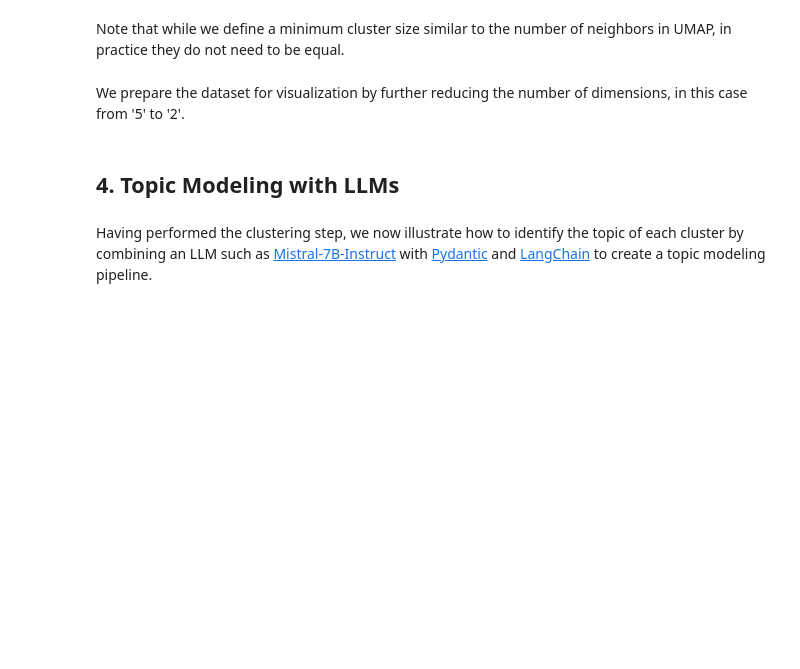
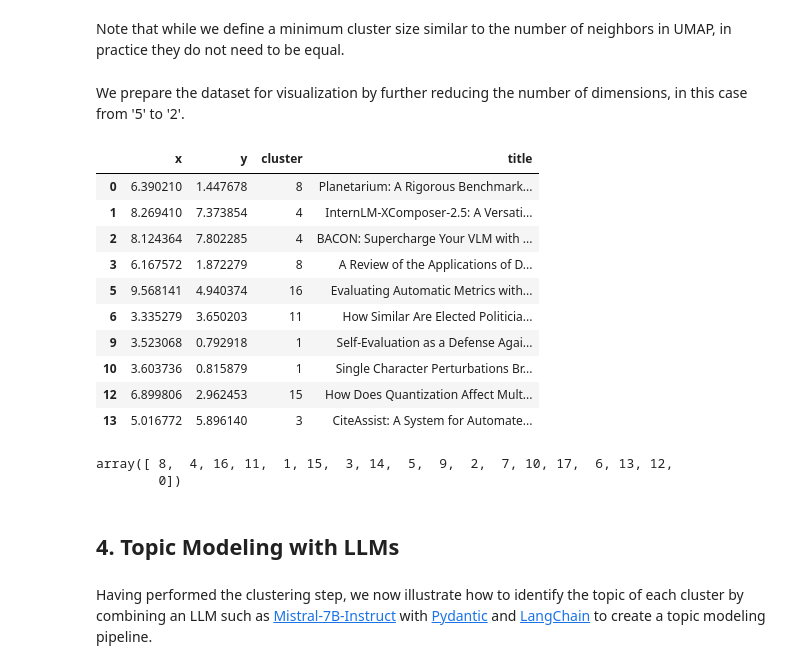
Before and after one commit to dcarpintero/taxonomy-completion, a Jupyter notebook: nb.semantic.clustering.topic.modeling.ipynb, the cells around one changed output. Cells and saved outputs as stored; diff of their text form; code cells hidden in the pictures; blank space fills up the shorter version.

Commit message:
update embeddings section

```diff
--- a/nb.semantic.clustering.topic.modeling.ipynb
+++ b/nb.semantic.clustering.topic.modeling.ipynb
@@ -21,7 +28,7 @@ To measure the clustering and topic modeling effectiveness, we visualize the out
 from datasets import load_dataset
 import tqdm as notebook_tqdm
 
-ds = load_dataset("dcarpintero/arxiv.cs.CL.embedv3.clustering.medium", split="train")
+ds = load_dataset("dcarpintero/arxiv.cs.CL.10k.embeddings.mpnet", split="train")
 # %%
 ds
 # %% [output]
@@ -43,7 +50,7 @@ umap_reducer = umap.UMAP(n_neighbors=100,
                          n_components=5,
                          min_dist=0.1,
                          metric='cosine')
-umap_embedding = umap_reducer.fit_transform(ds['embeddings_abstract'])
+umap_embedding = umap_reducer.fit_transform(ds['embeddings'])
 # %% [markdown]
 In our implementation, we configure UMAP with:
 - `n_neighbors=100` to consider 100 nearest neighbors for each point (arXiv publication);
@@ -74,12 +81,31 @@ We prepare the dataset for visualization by further reducing the number of dimen
 # %%
 import pandas as pd
 
-reduced_embeddings = umap.UMAP(n_neighbors=100, n_components=2, min_dist=0.1, metric='cosine').fit_transform(ds['embeddings_abstract'])
+reduced_embeddings = umap.UMAP(n_neighbors=100, n_components=2, min_dist=0.1, metric='cosine').fit_transform(ds['embeddings'])
 df = pd.DataFrame(reduced_embeddings, columns=['x', 'y'])
 df['cluster'] = clusters
 df['title'] = ds['title']
 
 df = df[df['cluster'] != -1] # remove outliers
+# %%
+df.head(10)
+# %% [output]
+|  | x | y | cluster | title |
+| 0 | 6.390210 | 1.447678 | 8 | Planetarium: A Rigorous Benchmark... |
+| 1 | 8.269410 | 7.373854 | 4 | InternLM-XComposer-2.5: A Versati... |
+| 2 | 8.124364 | 7.802285 | 4 | BACON: Supercharge Your VLM with ... |
+| 3 | 6.167572 | 1.872279 | 8 | A Review of the Applications of D... |
+| 5 | 9.568141 | 4.940374 | 16 | Evaluating Automatic Metrics with... |
+| 6 | 3.335279 | 3.650203 | 11 | How Similar Are Elected Politicia... |
+| 9 | 3.523068 | 0.792918 | 1 | Self-Evaluation as a Defense Agai... |
+| 10 | 3.603736 | 0.815879 | 1 | Single Character Perturbations Br... |
+| 12 | 6.899806 | 2.962453 | 15 | How Does Quantization Affect Mult... |
+| 13 | 5.016772 | 5.896140 | 3 | CiteAssist: A System for Automate... |
+# %%
+df['cluster'].unique()
+# %% [output]
+array([ 8,  4, 16, 11,  1, 15,  3, 14,  5,  9,  2,  7, 10, 17,  6, 13, 12,
+        0])
 # %% [markdown]
 ## 4. Topic Modeling with LLMs
 # %% [markdown]
```
Also changed, not shown: parts of 6 cells of this notebook.
